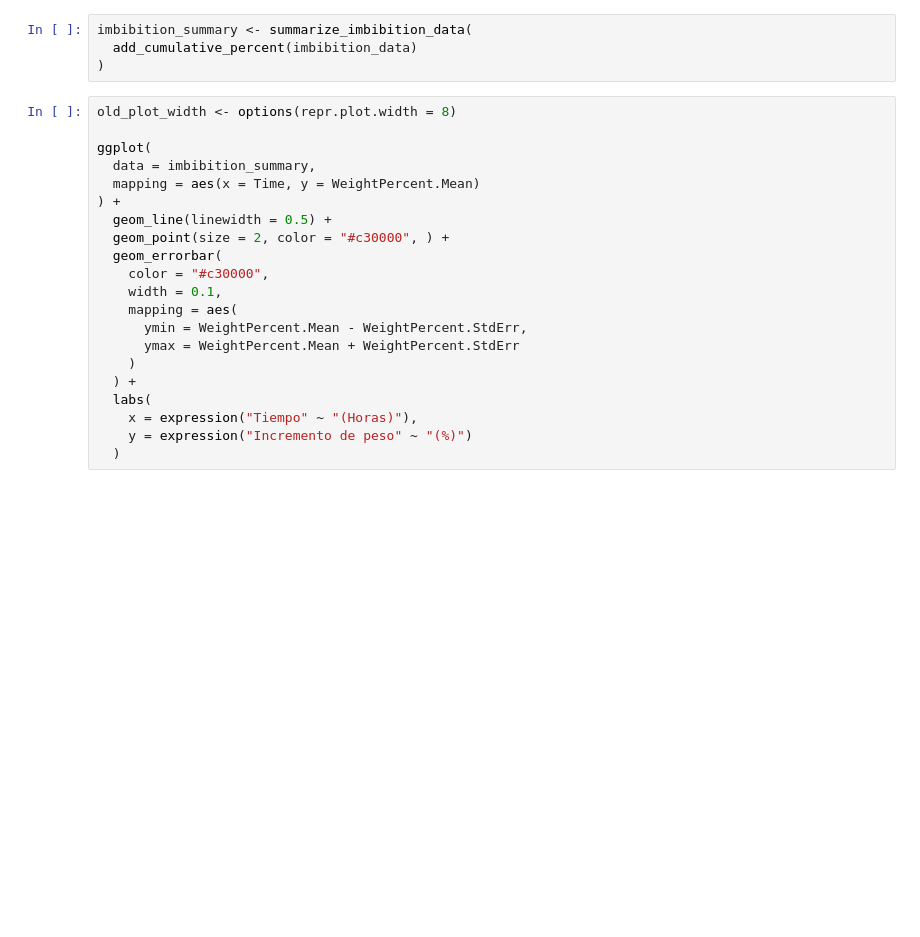
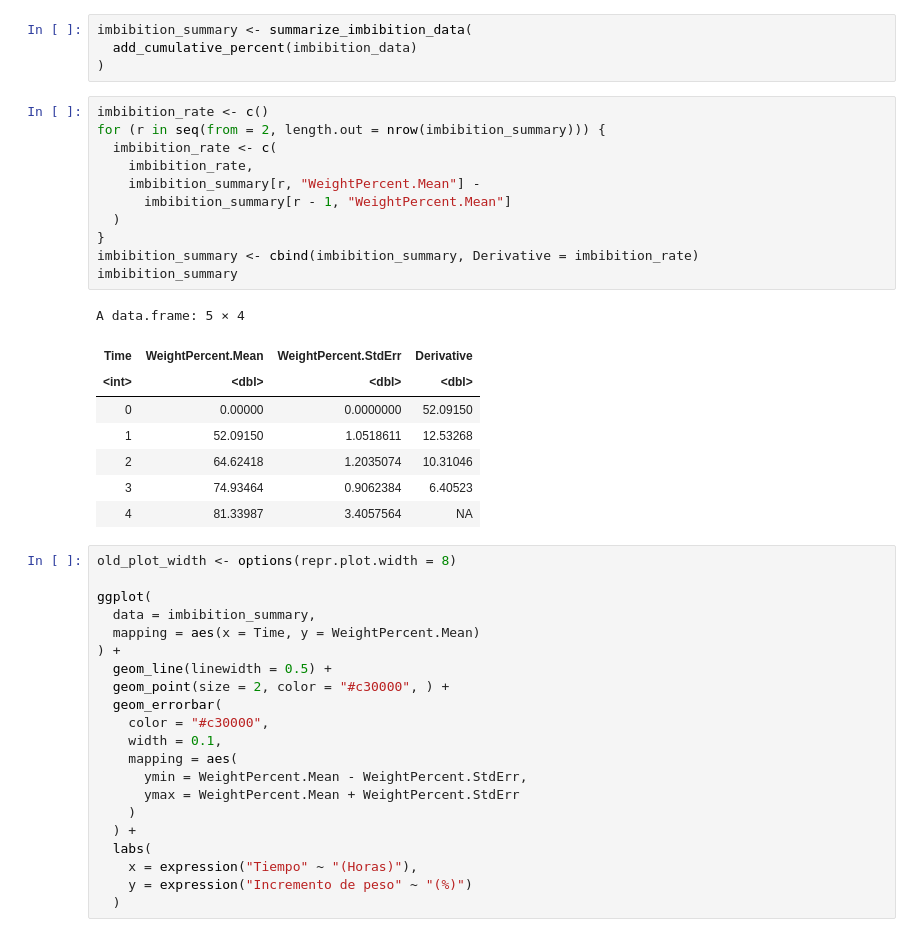
Before and after one commit to hdescobarh/journey-resolution, a Jupyter notebook: FV_Lab_germination/Code/raw_analysis.ipynb, the cells around one changed output. Saved outputs shown, nothing was run; the diff lists cells and outputs as text; blank space fills up the shorter version.

```diff
--- a/FV_Lab_germination/Code/raw_analysis.ipynb
+++ b/FV_Lab_germination/Code/raw_analysis.ipynb
@@ -565,6 +565,26 @@ summarize_imbibition_data <- function(
 imbibition_summary <- summarize_imbibition_data(
   add_cumulative_percent(imbibition_data)
 )
+# %%
+imbibition_rate <- c()
+for (r in seq(from = 2, length.out = nrow(imbibition_summary))) {
+  imbibition_rate <- c(
+    imbibition_rate,
+    imbibition_summary[r, "WeightPercent.Mean"] -
+      imbibition_summary[r - 1, "WeightPercent.Mean"]
+  )
+}
+imbibition_summary <- cbind(imbibition_summary, Derivative = imbibition_rate)
+imbibition_summary
+# %% [output]
+A data.frame: 5 × 4
+| Time | WeightPercent.Mean | WeightPercent.StdErr | Derivative |
+| <int> | <dbl> | <dbl> | <dbl> |
+| 0 | 0.00000 | 0.0000000 | 52.09150 |
+| 1 | 52.09150 | 1.0518611 | 12.53268 |
+| 2 | 64.62418 | 1.2035074 | 10.31046 |
+| 3 | 74.93464 | 0.9062384 | 6.40523 |
+| 4 | 81.33987 | 3.4057564 | NA |
 # %%
 old_plot_width <- options(repr.plot.width = 8)
 
```
Also changed, not shown: parts of 4 cells of this notebook.
